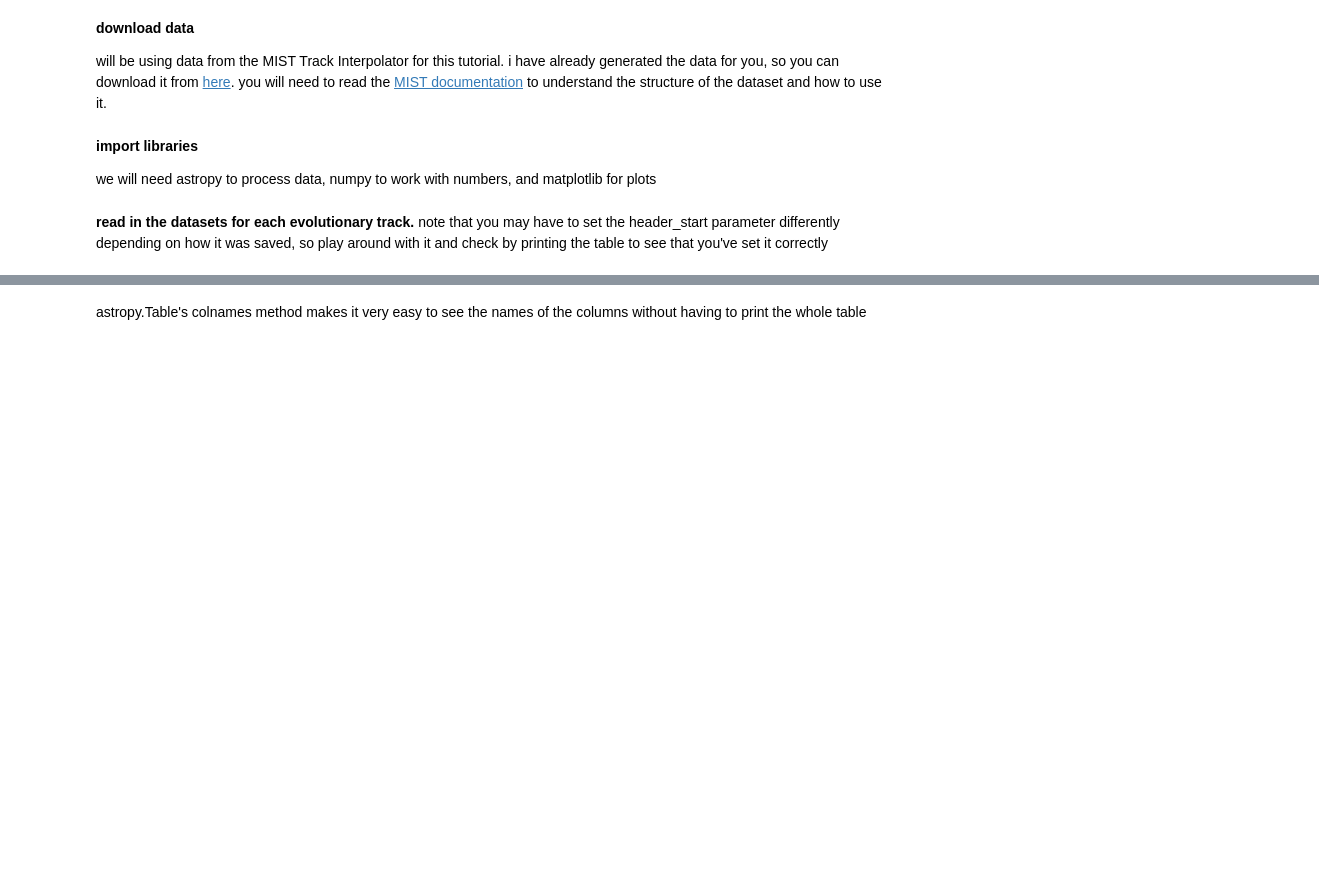
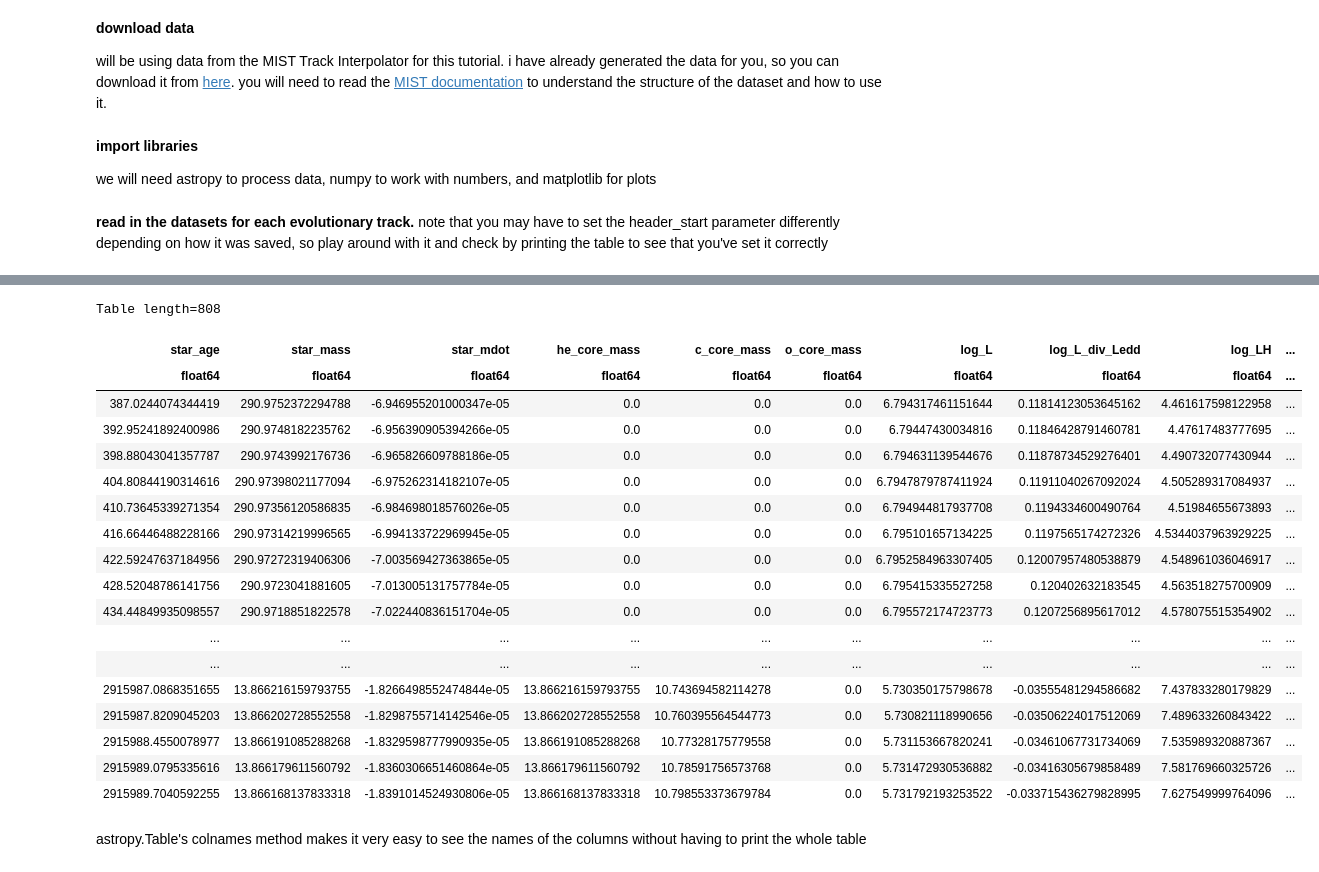
Before and after one commit to KomalKaur0/python-bootcamp-2025, a Jupyter notebook: week4/BLANK-astropy copy.ipynb, the cells around one changed output, grey strips where cells are left out. Saved outputs shown, nothing was run; the diff lists cells and outputs as text; code cells hidden in the pictures; blank space fills up the shorter version.

```diff
--- a/week4/BLANK-astropy copy.ipynb
+++ b/week4/BLANK-astropy copy.ipynb
@@ -29,6 +49,27 @@ low_mass
 # %%
-high_mass_pathname = ''
-high_mass = Table.read(high_mass_pathname, format='ascii', header_start=_____)
+high_mass_pathname = '/Users/komalkaur/Desktop/coffies reu/bootcamp/matplotlib and astropy/MIST_eep_666800175f630/2910000M.track.eep'
+high_mass = Table.read(high_mass_pathname, format='ascii', header_start=-1)
+high_mass
+# %% [output]
+Table length=808
+| star_age | star_mass | star_mdot | he_core_mass | c_core_mass | o_core_mass | log_L | log_L_div_Ledd | log_LH | ... |
+| float64 | float64 | float64 | float64 | float64 | float64 | float64 | float64 | float64 | ... |
+| 387.0244074344419 | 290.9752372294788 | -6.946955201000347e-05 | 0.0 | 0.0 | 0.0 | 6.794317461151644 | 0.11814123053645162 | 4.461617598122958 | ... |
+| 392.95241892400986 | 290.9748182235762 | -6.956390905394266e-05 | 0.0 | 0.0 | 0.0 | 6.79447430034816 | 0.11846428791460781 | 4.47617483777695 | ... |
+| 398.88043041357787 | 290.9743992176736 | -6.965826609788186e-05 | 0.0 | 0.0 | 0.0 | 6.794631139544676 | 0.11878734529276401 | 4.490732077430944 | ... |
+| 404.80844190314616 | 290.97398021177094 | -6.975262314182107e-05 | 0.0 | 0.0 | 0.0 | 6.7947879787411924 | 0.11911040267092024 | 4.505289317084937 | ... |
+| 410.73645339271354 | 290.97356120586835 | -6.984698018576026e-05 | 0.0 | 0.0 | 0.0 | 6.794944817937708 | 0.1194334600490764 | 4.51984655673893 | ... |
+| 416.66446488228166 | 290.97314219996565 | -6.994133722969945e-05 | 0.0 | 0.0 | 0.0 | 6.795101657134225 | 0.1197565174272326 | 4.5344037963929225 | ... |
+| 422.59247637184956 | 290.97272319406306 | -7.003569427363865e-05 | 0.0 | 0.0 | 0.0 | 6.7952584963307405 | 0.12007957480538879 | 4.548961036046917 | ... |
+| 428.52048786141756 | 290.9723041881605 | -7.013005131757784e-05 | 0.0 | 0.0 | 0.0 | 6.795415335527258 | 0.120402632183545 | 4.563518275700909 | ... |
+| 434.44849935098557 | 290.9718851822578 | -7.022440836151704e-05 | 0.0 | 0.0 | 0.0 | 6.795572174723773 | 0.1207256895617012 | 4.578075515354902 | ... |
+| ... | ... | ... | ... | ... | ... | ... | ... | ... | ... |
+| ... | ... | ... | ... | ... | ... | ... | ... | ... | ... |
+| 2915987.0868351655 | 13.866216159793755 | -1.8266498552474844e-05 | 13.866216159793755 | 10.743694582114278 | 0.0 | 5.730350175798678 | -0.03555481294586682 | 7.437833280179829 | ... |
+| 2915987.8209045203 | 13.866202728552558 | -1.8298755714142546e-05 | 13.866202728552558 | 10.760395564544773 | 0.0 | 5.730821118990656 | -0.03506224017512069 | 7.489633260843422 | ... |
+| 2915988.4550078977 | 13.866191085288268 | -1.8329598777990935e-05 | 13.866191085288268 | 10.77328175779558 | 0.0 | 5.731153667820241 | -0.03461067731734069 | 7.535989320887367 | ... |
+| 2915989.0795335616 | 13.866179611560792 | -1.8360306651460864e-05 | 13.866179611560792 | 10.78591756573768 | 0.0 | 5.731472930536882 | -0.03416305679858489 | 7.581769660325726 | ... |
+| 2915989.7040592255 | 13.866168137833318 | -1.8391014524930806e-05 | 13.866168137833318 | 10.798553373679784 | 0.0 | 5.731792193253522 | -0.033715436279828995 | 7.627549999764096 | ... |
 # %% [markdown]
 astropy.Table's colnames method makes it very easy to see the names of the columns without having to print the whole table
 # %%
```
Also changed, not shown: parts of 4 cells of this notebook, 3 other files.
